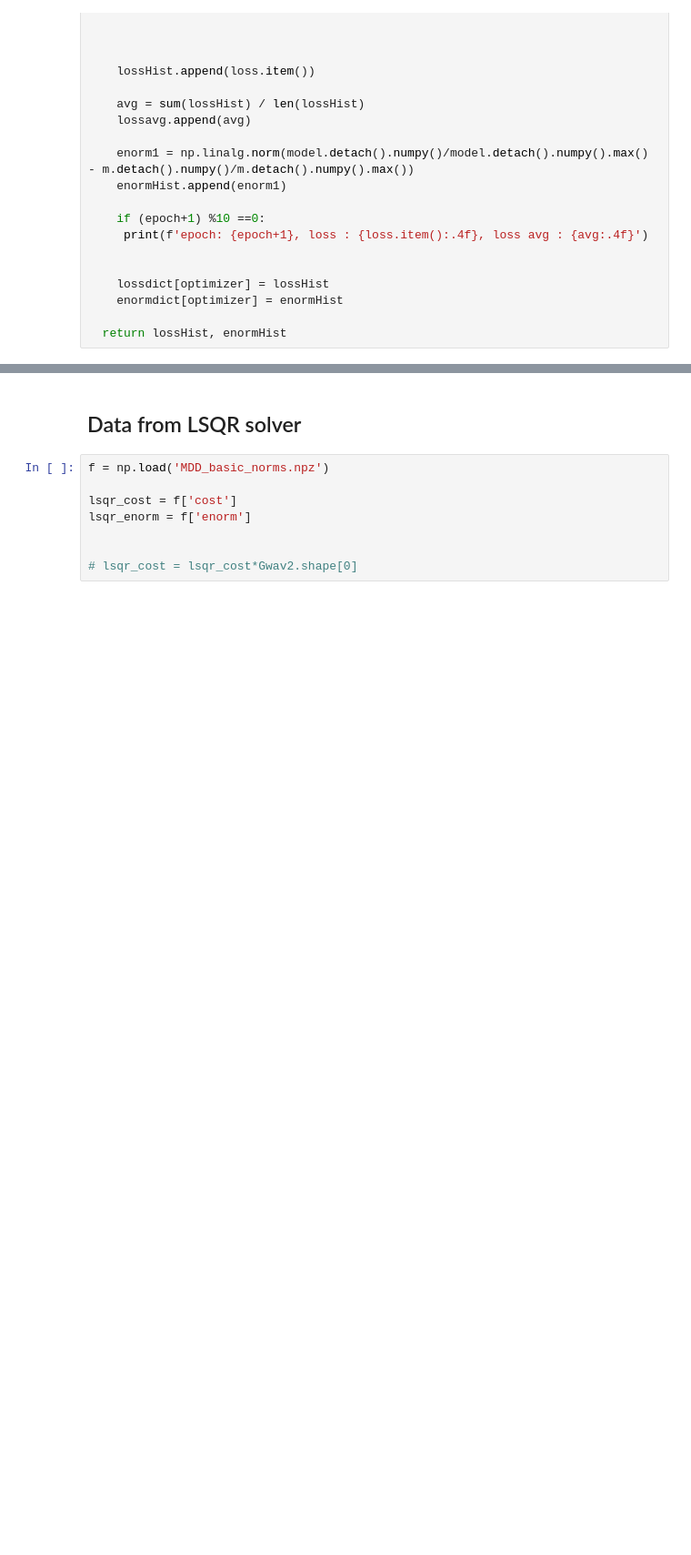
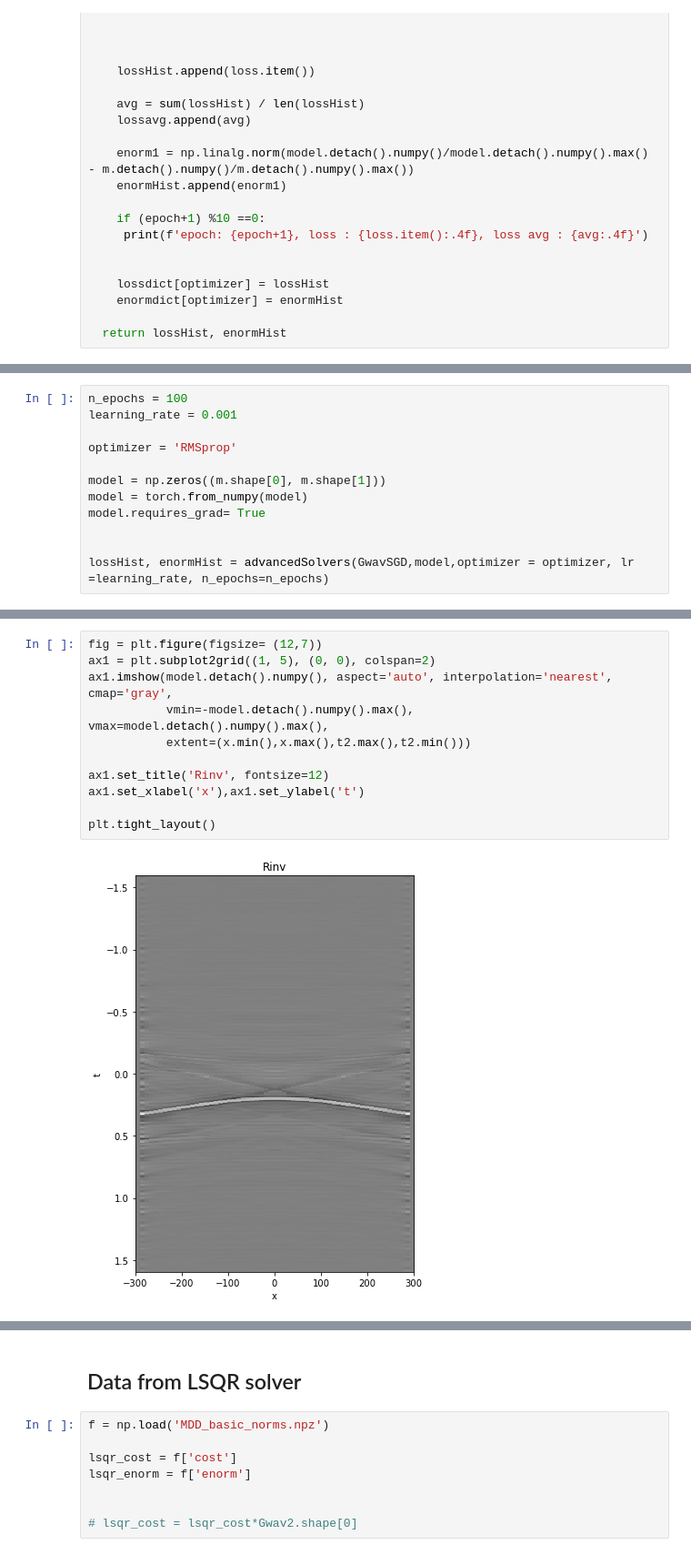
Before and after one commit to DIG-Kaust/MDD-StochasticSolvers, a Jupyter notebook: Full_Batch_MDD_comparison_FB.ipynb, the cells around one changed output, grey strips where cells are left out. Shown at 91% size. Cells and saved outputs as stored; diff of their text form; blank space fills up the shorter version.

```diff
--- a/Full_Batch_MDD_comparison_FB.ipynb
+++ b/Full_Batch_MDD_comparison_FB.ipynb
@@ -240,0 +324,12 @@ epoch: 100, loss : 0.0000, loss avg : 0.0003
+# %%
+n_epochs = 100
+learning_rate = 0.001
+
+optimizer = 'RMSprop'
+
+model = np.zeros((m.shape[0], m.shape[1]))
+model = torch.from_numpy(model)
+model.requires_grad= True
+
+
+lossHist, enormHist = advancedSolvers(GwavSGD,model,optimizer = optimizer, lr =learning_rate, n_epochs=n_epochs)
@@ -240,0 +347,13 @@ epoch: 100, loss : 0.0000, loss avg : 0.0003
+# %%
+fig = plt.figure(figsize= (12,7))
+ax1 = plt.subplot2grid((1, 5), (0, 0), colspan=2)
+ax1.imshow(model.detach().numpy(), aspect='auto', interpolation='nearest', cmap='gray',
+           vmin=-model.detach().numpy().max(), vmax=model.detach().numpy().max(),
+           extent=(x.min(),x.max(),t2.max(),t2.min()))
+
+ax1.set_title('Rinv', fontsize=12)
+ax1.set_xlabel('x'),ax1.set_ylabel('t')
+
+plt.tight_layout()
+# %% [output]
+[figure, added]
```
Also changed, not shown: parts of 13 cells of this notebook.
